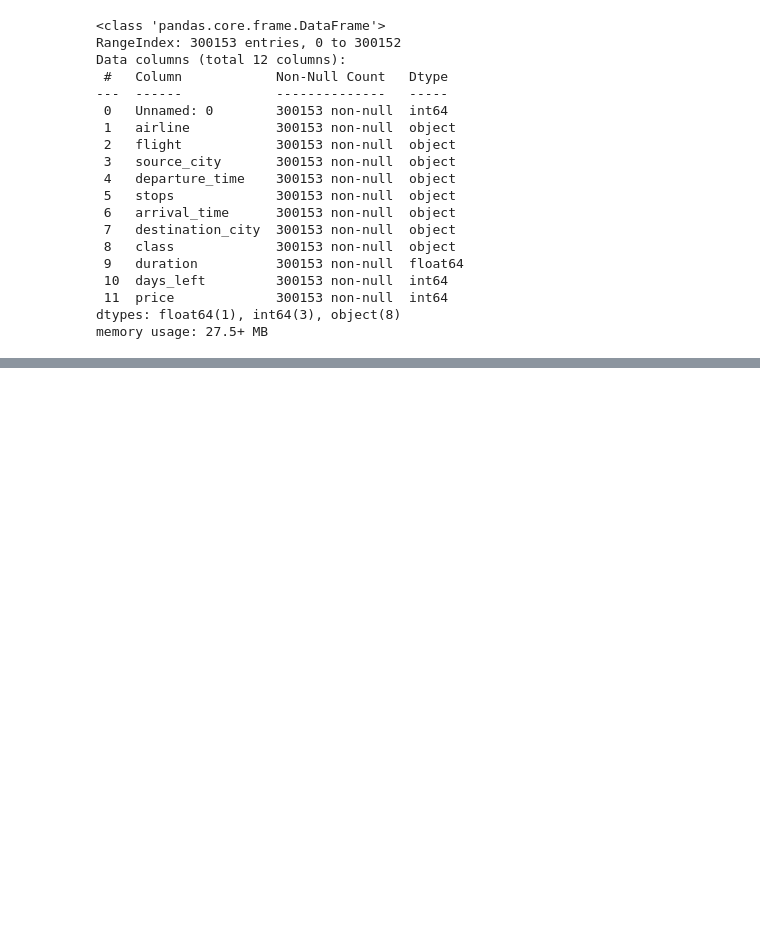
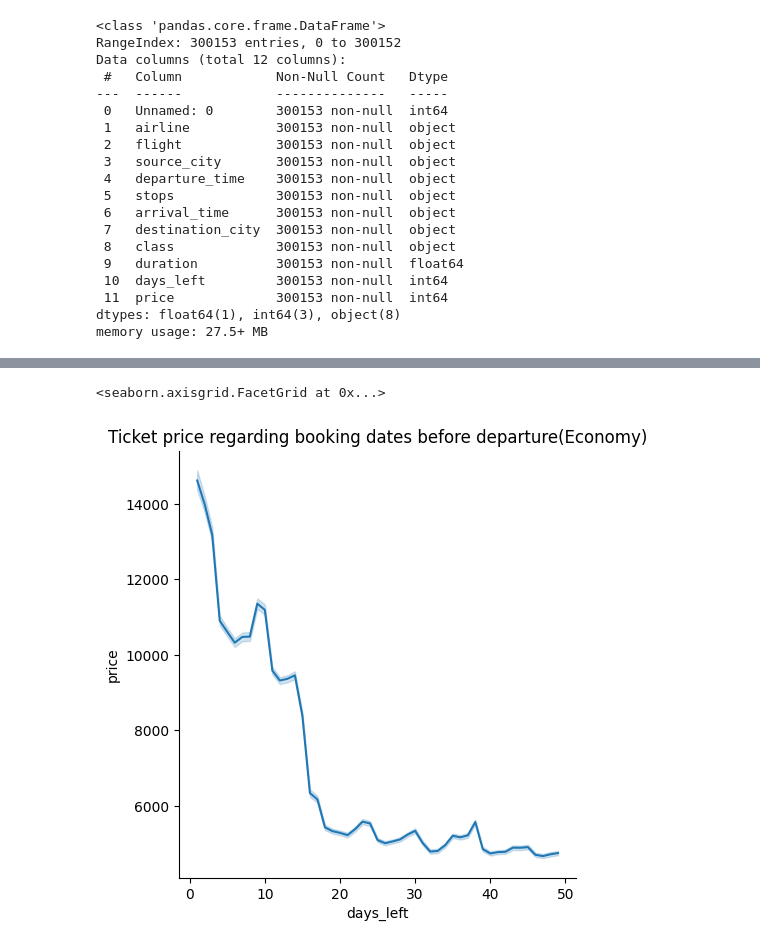
Before and after one commit to Ghassan-alabsi/Flight-Price-Prediction-analysis, a Jupyter notebook: main.ipynb, the cells around one changed output, grey strips where cells are left out. Saved outputs shown, nothing was run; the diff lists cells and outputs as text; code cells hidden in the pictures; blank space fills up the shorter version.

```diff
--- a/main.ipynb
+++ b/main.ipynb
@@ -67,0 +114,3 @@ array(['Mumbai', 'Bangalore', 'Kolkata', 'Hyderabad', 'Chennai', 'Delhi'],
+# %%
+df['trip']= df['source_city']+'-'+df['destination_city']
+df
@@ -67,0 +152,11 @@ array(['Mumbai', 'Bangalore', 'Kolkata', 'Hyderabad', 'Chennai', 'Delhi'],
+# %%
+eco= df[df['class']=='Economy']
+fig= sns.relplot(data=eco,
+                 x= 'days_left',
+                 y= 'price',
+                 kind='line',
+                 ).set(title='Ticket price regarding booking dates before departure(Economy)')
+fig
+# %% [output]
+<seaborn.axisgrid.FacetGrid at 0x...>
+[figure, added]
```
Also changed, not shown: parts of 19 cells of this notebook, 9 other files.
